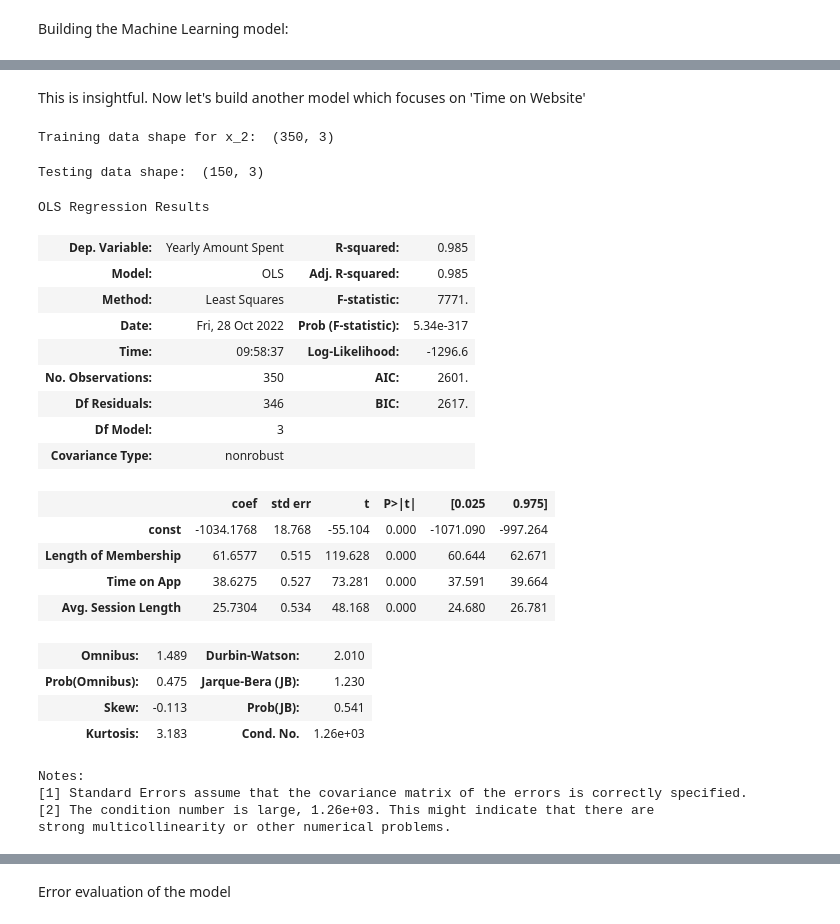
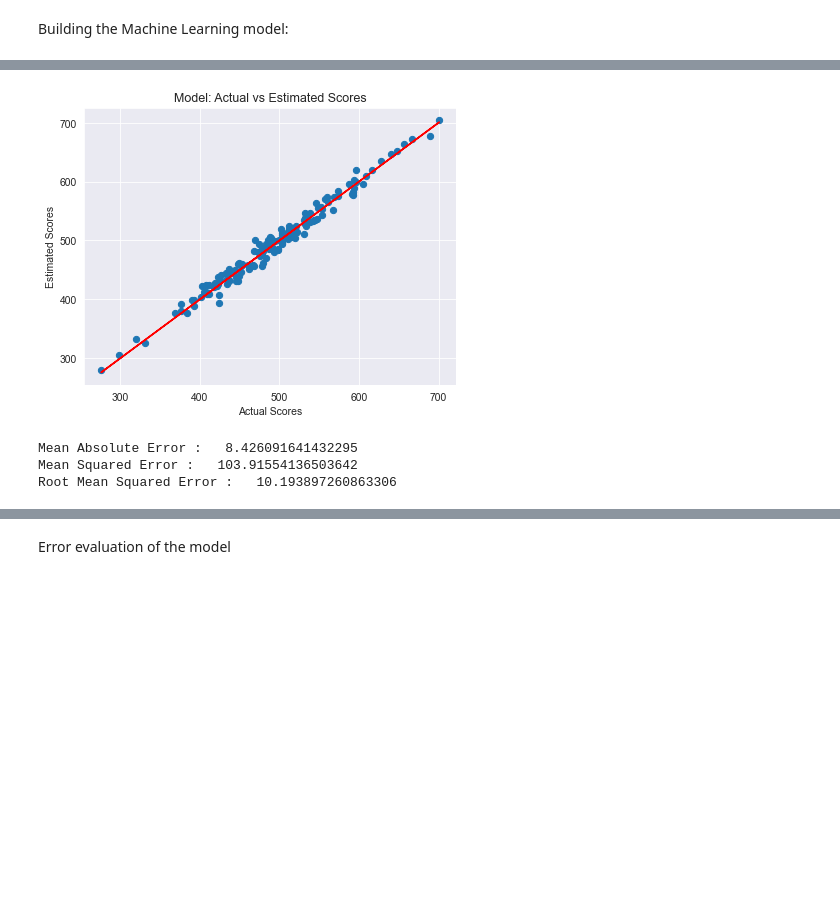
Before and after one commit to cwg7/ecommerce_linear_regression, a Jupyter notebook: ecommerce_linear_regression.ipynb, the cells around one changed output, grey strips where cells are left out. Drawn from its saved outputs; the diff is of its cells as text; code cells hidden in the pictures; blank space fills up the shorter version.

```diff
--- a/ecommerce_linear_regression.ipynb
+++ b/ecommerce_linear_regression.ipynb
@@ -216,44 +216,25 @@ Notes:
 [1] Standard Errors assume that the covariance matrix of the errors is correctly specified.
 [2] The condition number is large, 2.56e+03. This might indicate that there are
 strong multicollinearity or other numerical problems.
-# %% [markdown]
-This is insightful. Now let's build another model which focuses on 'Time on Website'
 # %%
-x_2 = data[['Length of Membership', 'Time on App', 'Avg. Session Length']]
-x_2_train, x_2_test, y_2_train, y_2_test = train_test_split(x_2, y, test_size = 0.3, random_state = 42)
+x_test = sm.add_constant(x_test)
+y_preds = results.predict(x_test)
+
+plt.figure(dpi = 75)
+plt.scatter(y_test, y_preds)
+plt.plot(y_test,y_test, color='red')
+plt.xlabel('Actual Scores')
+plt.ylabel('Estimated Scores')
+plt.title('Model: Actual vs Estimated Scores')
+plt.show()
+# %% [output]
+[figure, added]
-# %%
-print('Training data shape for x_2: ', x_2_train.shape)
-# %% [output]
-Training data shape for x_2:  (350, 3)
 # %%
-print('Testing data shape: ', x_2_test.shape)
+from sklearn import metrics
+print('Mean Absolute Error :'," ", metrics.mean_absolute_error(y_test,y_preds))
+print('Mean Squared Error :'," ", metrics.mean_squared_error(y_test,y_preds))
+print('Root Mean Squared Error :'," ", np.sqrt(metrics.mean_squared_error(y_test,y_preds)))
 # %% [output]
-Testing data shape:  (150, 3)
+Mean Absolute Error :   8.426091641432295
+Mean Squared Error :   103.91554136503642
+Root Mean Squared Error :   10.193897260863306
-# %%
-x_2_train = sm.add_constant(x_2_train)
-results_2 = sm.OLS(y_2_train, x_2_train).fit()
-results_2.summary()
-# %% [output]
-OLS Regression Results
-| Dep. Variable: | Yearly Amount Spent | R-squared: | 0.985 |
-| Model: | OLS | Adj. R-squared: | 0.985 |
-| Method: | Least Squares | F-statistic: | 7771. |
-| Date: | Fri, 28 Oct 2022 | Prob (F-statistic): | 5.34e-317 |
-| Time: | 09:58:37 | Log-Likelihood: | -1296.6 |
-| No. Observations: | 350 | AIC: | 2601. |
-| Df Residuals: | 346 | BIC: | 2617. |
-| Df Model: | 3 |  |  |
-| Covariance Type: | nonrobust |  |  |
-|  | coef | std err | t | P>|t| | [0.025 | 0.975] |
-| const | -1034.1768 | 18.768 | -55.104 | 0.000 | -1071.090 | -997.264 |
-| Length of Membership | 61.6577 | 0.515 | 119.628 | 0.000 | 60.644 | 62.671 |
-| Time on App | 38.6275 | 0.527 | 73.281 | 0.000 | 37.591 | 39.664 |
-| Avg. Session Length | 25.7304 | 0.534 | 48.168 | 0.000 | 24.680 | 26.781 |
-| Omnibus: | 1.489 | Durbin-Watson: | 2.010 |
-| Prob(Omnibus): | 0.475 | Jarque-Bera (JB): | 1.230 |
-| Skew: | -0.113 | Prob(JB): | 0.541 |
-| Kurtosis: | 3.183 | Cond. No. | 1.26e+03 |
-Notes:
-[1] Standard Errors assume that the covariance matrix of the errors is correctly specified.
-[2] The condition number is large, 1.26e+03. This might indicate that there are
-strong multicollinearity or other numerical problems.
```
Also changed, not shown: parts of 21 cells of this notebook.
